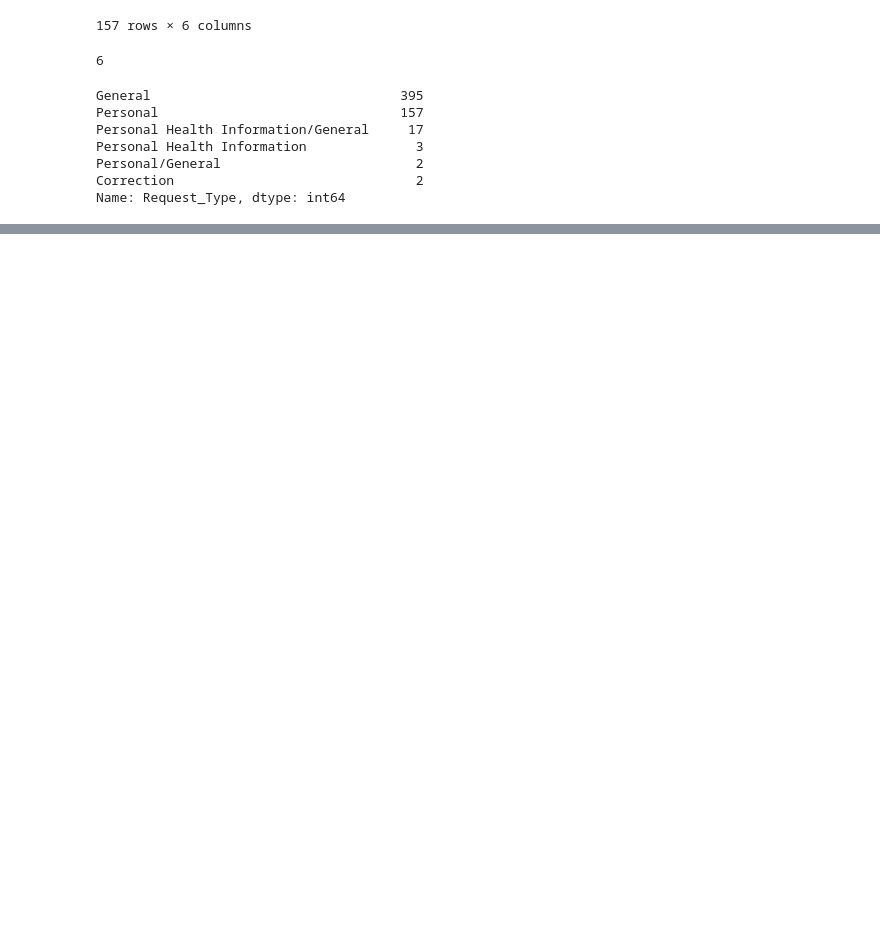
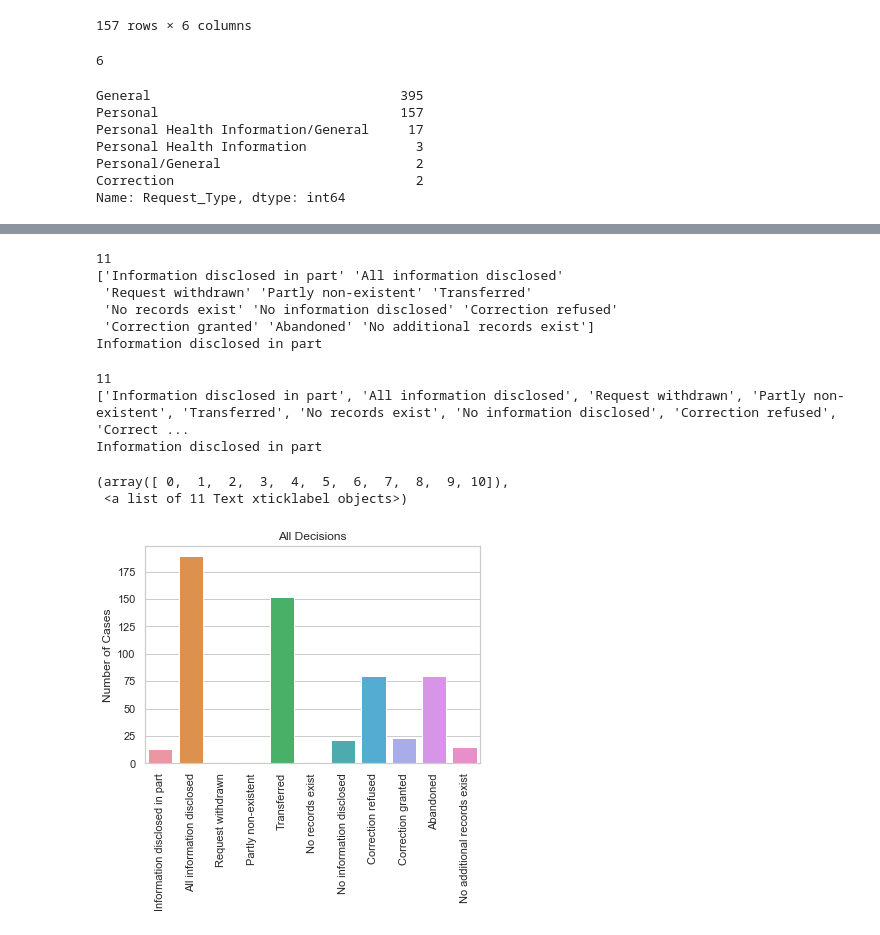
Before and after one commit to brodriguezmilla/foir, a Jupyter notebook: foir.ipynb, the cells around one changed output, grey strips where cells are left out. Drawn from its saved outputs; the diff is of its cells as text; code cells hidden in the pictures; blank space fills up the shorter version.

Commit message:
Visualizing the data

```diff
--- a/foir.ipynb
+++ b/foir.ipynb
@@ -629,3 +631,6 @@ adf[(adf['Summary_of_Request'].str.contains('Food-borne')) | (adf['Summary_of_Re
 | 201 | 2007020 | General | Business by Agent | Food-borne illness complaint inve... | Information disclosed in part | 19 |
 | 288 | 2010014 | Personal Health Information/General | Individual by Agent | Food-borne Illness investigation ... | Information disclosed in part | 13 |
 | 399 | 2013012 | General | Individual | Food-borne illness complaint reco... | All information disclosed | 11 |
+# %%
+# ObjectID is just the order in which the requests arrived during the year.
+adf = adf.drop(columns=['OBJECTID'])
@@ -631,0 +718,3 @@ adf[(adf['Summary_of_Request'].str.contains('Food-borne')) | (adf['Summary_of_Re
+# %%
+adf_groupbyDecision = adf.groupby('Decision').count()[['Source']]
+adf_groupbyDecision
@@ -631,0 +735,32 @@ adf[(adf['Summary_of_Request'].str.contains('Food-borne')) | (adf['Summary_of_Re
+# %%
+print(adf.Decision.nunique())
+print(adf.Decision.unique())
+print(adf.Decision.unique()[0])
+# %% [output]
+11
+['Information disclosed in part' 'All information disclosed'
+ 'Request withdrawn' 'Partly non-existent' 'Transferred'
+ 'No records exist' 'No information disclosed' 'Correction refused'
+ 'Correction granted' 'Abandoned' 'No additional records exist']
+Information disclosed in part
+# %%
+columns=[]
+for i in range(0,adf.Decision.nunique()):
+    columns.append(adf.Decision.unique()[i])
+
+print(len(columns))
+print(columns)
+print(columns[0])
+# %% [output]
+11
+['Information disclosed in part', 'All information disclosed', 'Request withdrawn', 'Partly non-existent', 'Transferred', 'No records exist', 'No information disclosed', 'Correction refused', 'Correct ...
+Information disclosed in part
+# %%
+sns.set(style="whitegrid")
+ax = sns.barplot(x = columns, y = 'Source', data = adf_groupbyDecision)
+ax.set(ylabel = 'Number of Cases', title = 'All Decisions')
+plt.xticks(rotation=90)
+# %% [output]
+(array([ 0,  1,  2,  3,  4,  5,  6,  7,  8,  9, 10]),
+ <a list of 11 Text xticklabel objects>)
+[figure, added]
```
Also changed, not shown: parts of 10 cells of this notebook.
